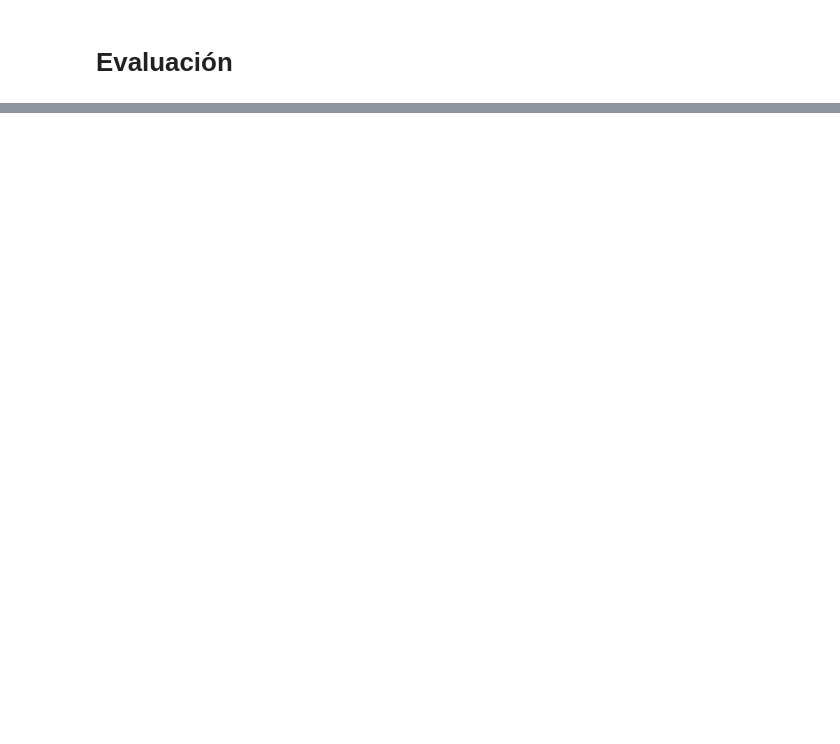
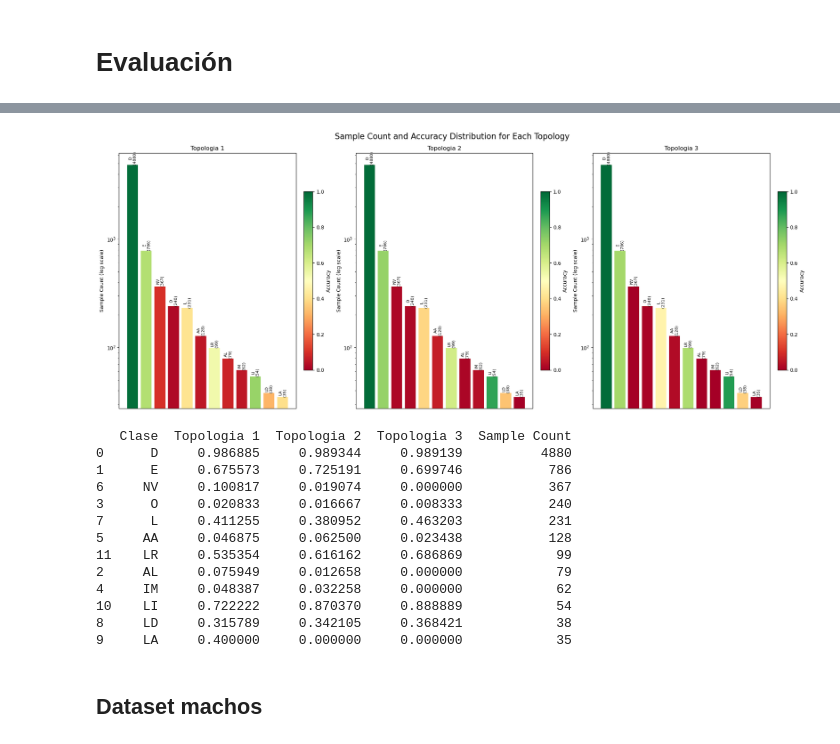
Before and after one commit to jbaez-utn/rnr-meleros, a Jupyter notebook: notebooks/3-rn_evaluacion.ipynb, the cells around one changed output, grey strips where cells are left out. Drawn from its saved outputs; the diff is of its cells as text; code cells hidden in the pictures; blank space fills up the shorter version.

Commit message:
agregados dataset finales. entrenamiento. doc. eval.

```diff
--- a/notebooks/3-rn_evaluacion.ipynb
+++ b/notebooks/3-rn_evaluacion.ipynb
@@ -90,0 +349,64 @@ plot_model(model_estudio3_1seg_topology3, to_file='model_structure3.png', show_s
+# %%
+
+# Sort the dataframe by Sample Count in descending order
+resultados_acc = resultados_acc.sort_values('Sample Count', ascending=False)
+
+# Create a figure with subplots for each topology
+fig, axes = plt.subplots(1, 3, figsize=(20, 8))
+fig.suptitle('Sample Count and Accuracy Distribution for Each Topology', fontsize=16)
+
+# Color map for accuracy
+cmap = plt.cm.RdYlGn
+
+for i, topology in enumerate(['Topologia 1', 'Topologia 2', 'Topologia 3']):
+    ax = axes[i]
+
+    # Create bar plot
+    bars = ax.bar(range(len(resultados_acc)), resultados_acc['Sample Count'],
+                  color=cmap(resultados_acc[topology]))
+
+    # Add labels for each bar
+    for j, bar in enumerate(bars):
+        height = bar.get_height()
+        ax.text(bar.get_x() + bar.get_width()/2., height,
+                f"{resultados_acc['Clase'].iloc[j]}\n({height})",
+                ha='center', va='bottom', rotation=90, fontsize=8)
+
+    # Remove x-axis labels and ticks
+    ax.set_xticks([])
+    ax.set_xticklabels([])
+
+    # Set y-axis to log scale and label it
+    ax.set_yscale('log')
+    ax.set_ylabel('Sample Count (log scale)')
+
+    # Add title
+    ax.set_title(f'{topology}')
+
+    # Add colorbar
+    sm = plt.cm.ScalarMappable(cmap=cmap, norm=plt.Normalize(vmin=0, vmax=1))
+    sm.set_array([])
+    plt.colorbar(sm, ax=ax, label='Accuracy', fraction=0.046, pad=0.04)
+
+plt.tight_layout()
+plt.show()
+
+# Print accuracy values for each class and topology
+print(resultados_acc[['Clase', 'Topologia 1', 'Topologia 2', 'Topologia 3', 'Sample Count']])
+# %% [output]
+[figure, added]
+   Clase  Topologia 1  Topologia 2  Topologia 3  Sample Count
+0      D     0.986885     0.989344     0.989139          4880
+1      E     0.675573     0.725191     0.699746           786
+6     NV     0.100817     0.019074     0.000000           367
+3      O     0.020833     0.016667     0.008333           240
+7      L     0.411255     0.380952     0.463203           231
+5     AA     0.046875     0.062500     0.023438           128
+11    LR     0.535354     0.616162     0.686869            99
+2     AL     0.075949     0.012658     0.000000            79
+4     IM     0.048387     0.032258     0.000000            62
+10    LI     0.722222     0.870370     0.888889            54
+8     LD     0.315789     0.342105     0.368421            38
+9     LA     0.400000     0.000000     0.000000            35
+# %% [markdown]
+## Dataset machos
```
Also changed, not shown: parts of 20 cells of this notebook, 14 other files.
